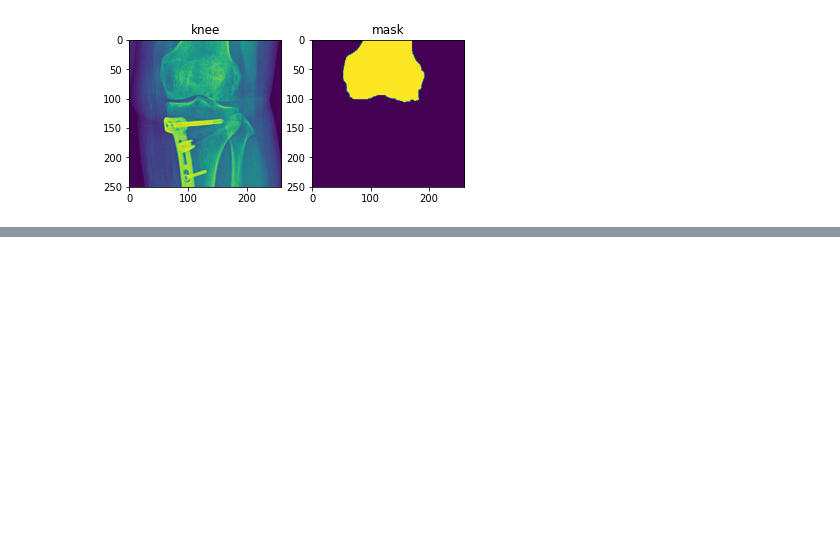
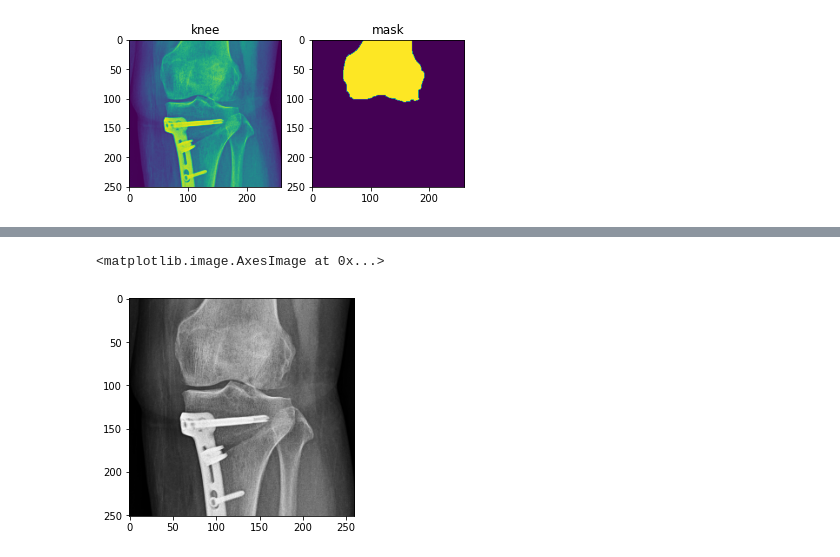
Before and after one commit to Lagom92/cnn_tutorial, a Jupyter notebook: Segmentation/EDA.ipynb, the cells around one changed output, grey strips where cells are left out. Saved outputs shown, nothing was run; the diff lists cells and outputs as text; code cells hidden in the pictures; blank space fills up the shorter version.

```diff
--- a/Segmentation/EDA.ipynb
+++ b/Segmentation/EDA.ipynb
@@ -151,0 +203,5 @@ plt.show()
+# %%
+plt.imshow(im)
+# %% [output]
+<matplotlib.image.AxesImage at 0x...>
+[figure, added]
```
Also changed, not shown: parts of 39 cells of this notebook, 1 other file.
